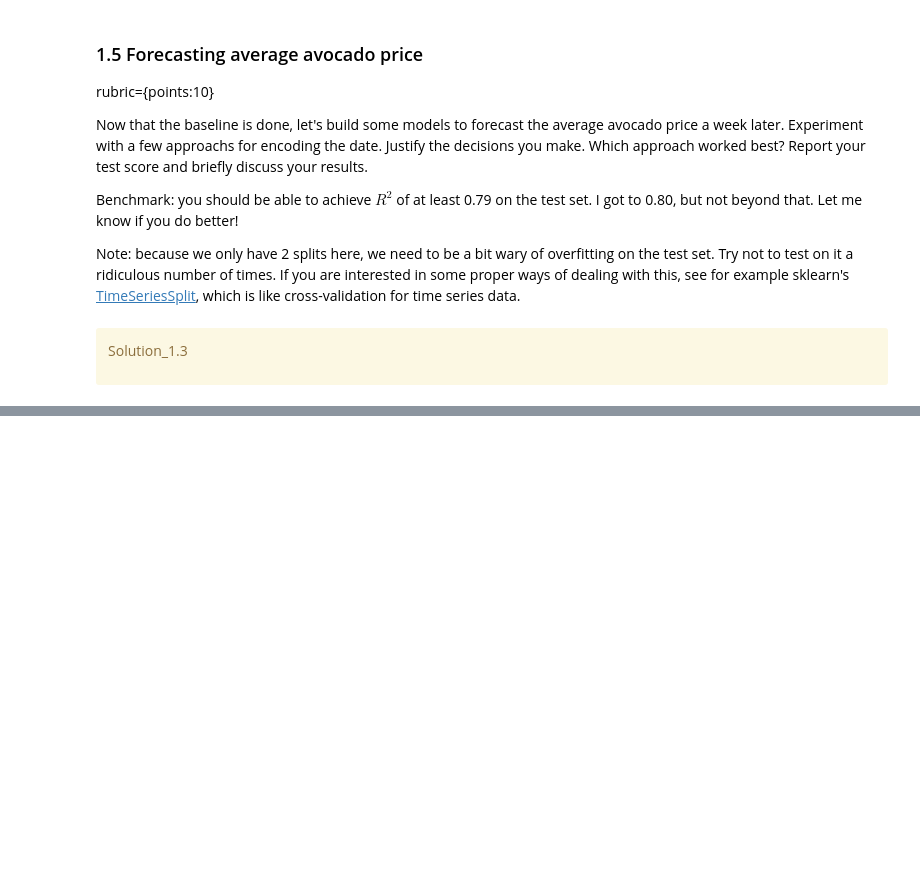
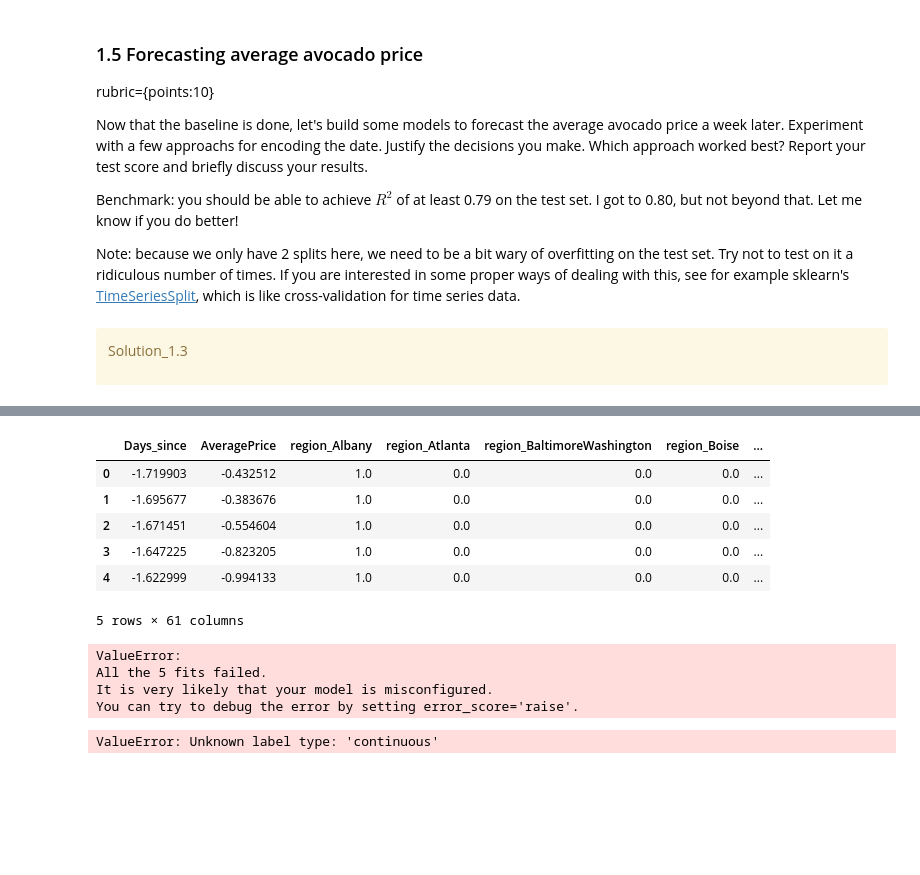
Before and after one commit to madihung/cpsc330, a Jupyter notebook: hw8/hw8.ipynb, the cells around one changed output, grey strips where cells are left out. Cells and saved outputs as stored; diff of their text form; code cells hidden in the pictures; blank space fills up the shorter version.

Commit message:
error on model fitting

```diff
--- a/hw8/hw8.ipynb
+++ b/hw8/hw8.ipynb
@@ -378,0 +351,12 @@ _Type your answer here, replacing this text._
+# %%
+#1. Encoding time as an number
+# Code adapted from lecture 20
+
+first_day = df_train["Date"].min()
+
+df_train = df_train.assign(
+    Days_since=df_train["Date"].apply(lambda x: (x - first_day).days)
+)
+df_test = df_test.assign(
+    Days_since=df_test["Date"].apply(lambda x: (x - first_day).days)
+)
@@ -378,0 +423,24 @@ _Type your answer here, replacing this text._
+# %%
+numeric_features = ["Days_since", "AveragePrice"]
+categorical_features = ["region", "type", "year"]
+drop_features = ["Date", "Total Volume","4046", "4225", "4770", "Total Bags", "Small Bags", "Large Bags", "XLarge Bags"]
+target = ["AveragePriceNextWeek"]
+# %%
+X_train_enc, y_train, X_test_enc, y_test, preprocessor = preprocess_features(
+    df_train,
+    df_test,
+    numeric_features,
+    categorical_features,
+    drop_features,
+    target
+)
+# %%
+X_train_enc.head()
+# %% [output]
+|  | Days_since | AveragePrice | region_Albany | region_Atlanta | region_BaltimoreWashington | region_Boise | ... |
+| 0 | -1.719903 | -0.432512 | 1.0 | 0.0 | 0.0 | 0.0 | ... |
+| 1 | -1.695677 | -0.383676 | 1.0 | 0.0 | 0.0 | 0.0 | ... |
+| 2 | -1.671451 | -0.554604 | 1.0 | 0.0 | 0.0 | 0.0 | ... |
+| 3 | -1.647225 | -0.823205 | 1.0 | 0.0 | 0.0 | 0.0 | ... |
+| 4 | -1.622999 | -0.994133 | 1.0 | 0.0 | 0.0 | 0.0 | ... |
+5 rows × 61 columns
@@ -378,0 +450,18 @@ _Type your answer here, replacing this text._
+# %%
+## TODO: error running for lr fitting
+lr_pipe = make_pipeline(preprocessor, LogisticRegression(max_iter=1000))
+cross_val_score(lr_pipe, train_df_ordered, y_train_ordered, cv=TimeSeriesSplit()).mean()
+# %% [output]
+ValueError:
+All the 5 fits failed.
+It is very likely that your model is misconfigured.
+You can try to debug the error by setting error_score='raise'.
+# %%
+# Fitting Loggistic Regression model
+y_train = df_train["AveragePriceNextWeek"]
+y_test = df_test["AveragePriceNextWeek"]
+
+lr_pipe = make_pipeline(preprocessor, LogisticRegression(max_iter=1000))
+lr_pipe.fit(df_train, y_train)
+# %% [output]
+ValueError: Unknown label type: 'continuous'
```
Also changed, not shown: parts of 46 cells of this notebook.
